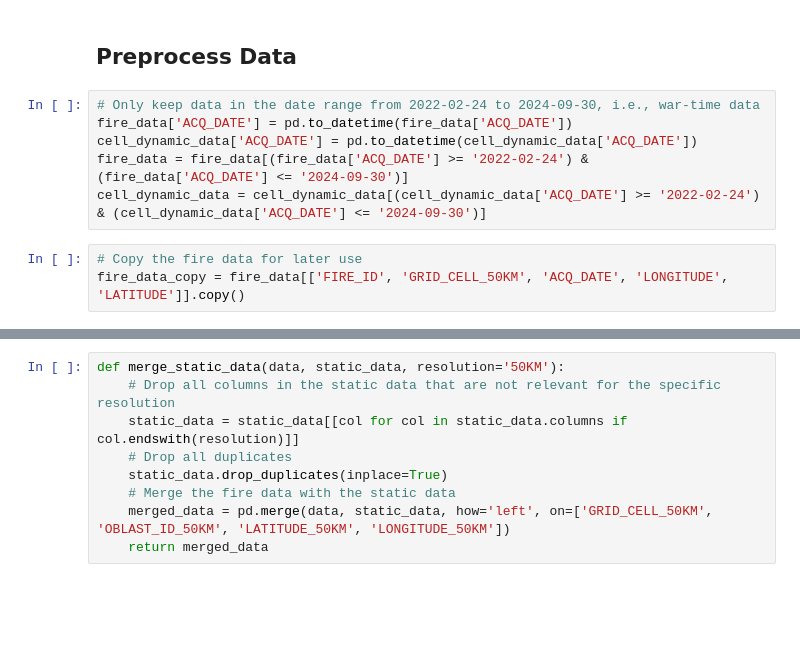
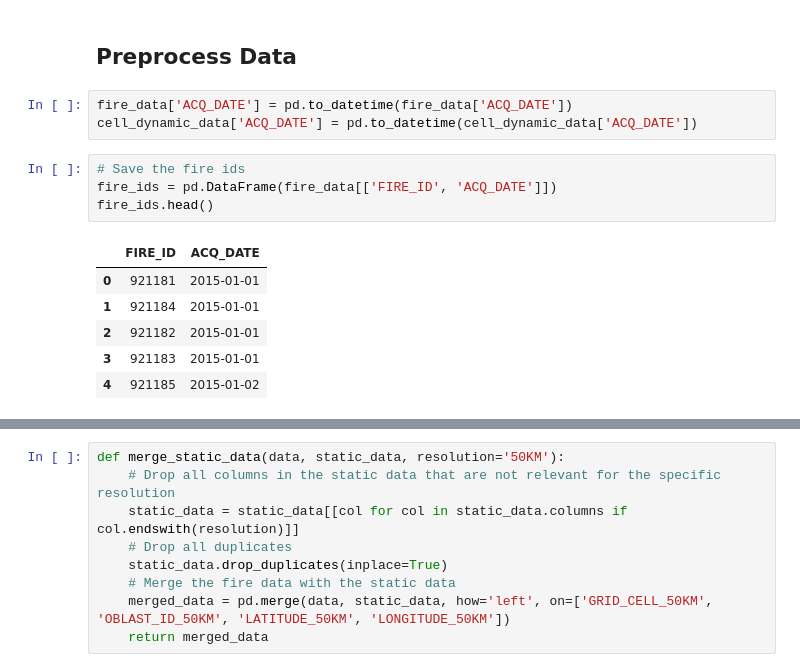
Before and after one commit to GianMan89/war-fire-model, a Jupyter notebook: 6_explainable_ai.ipynb, the cells around one changed output, grey strips where cells are left out. Drawn from its saved outputs; the diff is of its cells as text; blank space fills up the shorter version.

```diff
--- a/6_explainable_ai.ipynb
+++ b/6_explainable_ai.ipynb
@@ -13,15 +13,20 @@ cell_static_data = pd.read_csv('input_data/processed/cell_static.csv')
 cell_dynamic_data = pd.read_csv('input_data/processed/cell_dynamic.csv')
 # %% [markdown]
 ## Preprocess Data
-# %%
-# Only keep data in the date range from 2022-02-24 to 2024-09-30, i.e., war-time data
-fire_data['ACQ_DATE'] = pd.to_datetime(fire_data['ACQ_DATE'])
-cell_dynamic_data['ACQ_DATE'] = pd.to_datetime(cell_dynamic_data['ACQ_DATE'])
-fire_data = fire_data[(fire_data['ACQ_DATE'] >= '2022-02-24') & (fire_data['ACQ_DATE'] <= '2024-09-30')]
-cell_dynamic_data = cell_dynamic_data[(cell_dynamic_data['ACQ_DATE'] >= '2022-02-24') & (cell_dynamic_data['ACQ_DATE'] <= '2024-09-30')]
-# %%
-# Copy the fire data for later use
-fire_data_copy = fire_data[['FIRE_ID', 'GRID_CELL_50KM', 'ACQ_DATE', 'LONGITUDE', 'LATITUDE']].copy()
+# %%
+fire_data['ACQ_DATE'] = pd.to_datetime(fire_data['ACQ_DATE'])
+cell_dynamic_data['ACQ_DATE'] = pd.to_datetime(cell_dynamic_data['ACQ_DATE'])
+# %%
+# Save the fire ids
+fire_ids = pd.DataFrame(fire_data[['FIRE_ID', 'ACQ_DATE']])
+fire_ids.head()
+# %% [output]
+|  | FIRE_ID | ACQ_DATE |
+| 0 | 921181 | 2015-01-01 |
+| 1 | 921184 | 2015-01-01 |
+| 2 | 921182 | 2015-01-01 |
+| 3 | 921183 | 2015-01-01 |
+| 4 | 921185 | 2015-01-02 |
 # %%
 # Drop irrelevant columns
 fire_data.drop(columns=['FIRE_ID', 'LATITUDE', 'LONGITUDE', 'GRID_CELL', 'OBLAST_ID',
```
Also changed, not shown: parts of 14 cells of this notebook.
